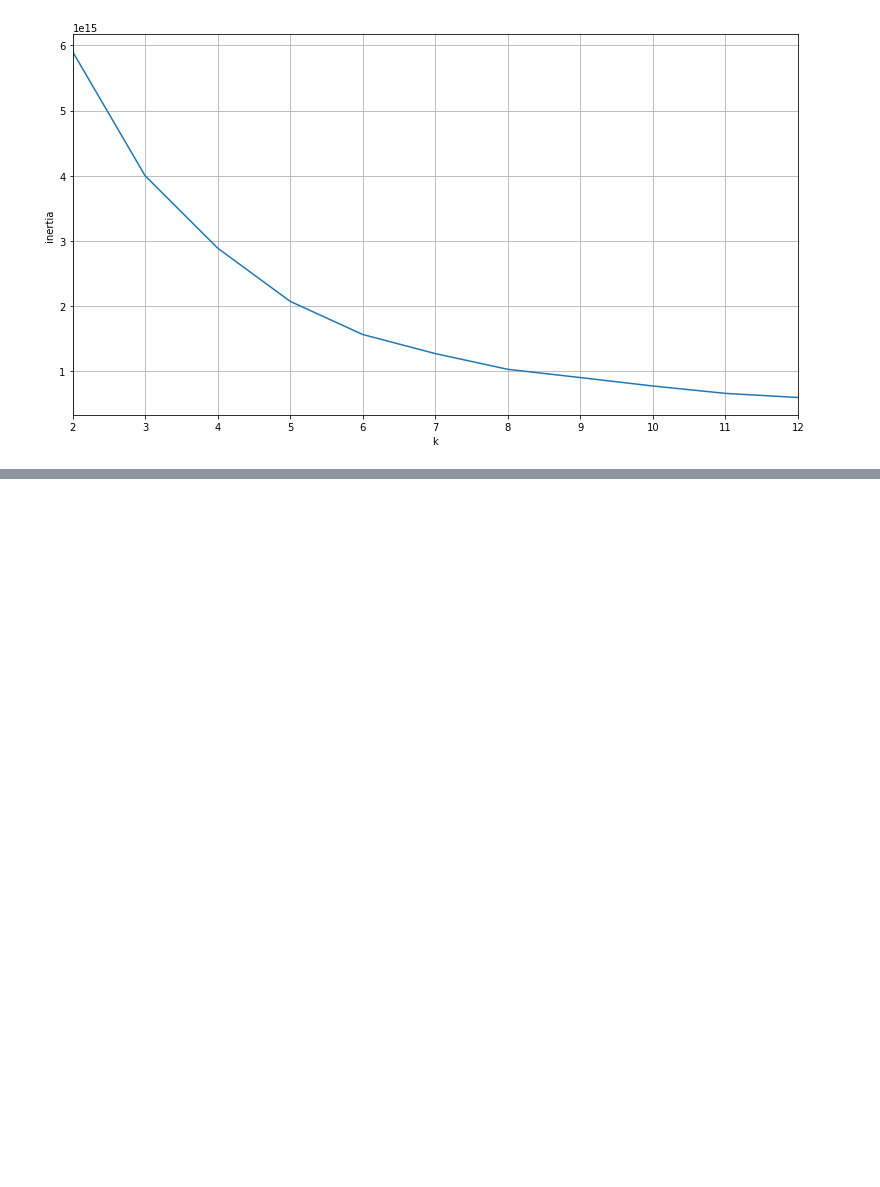
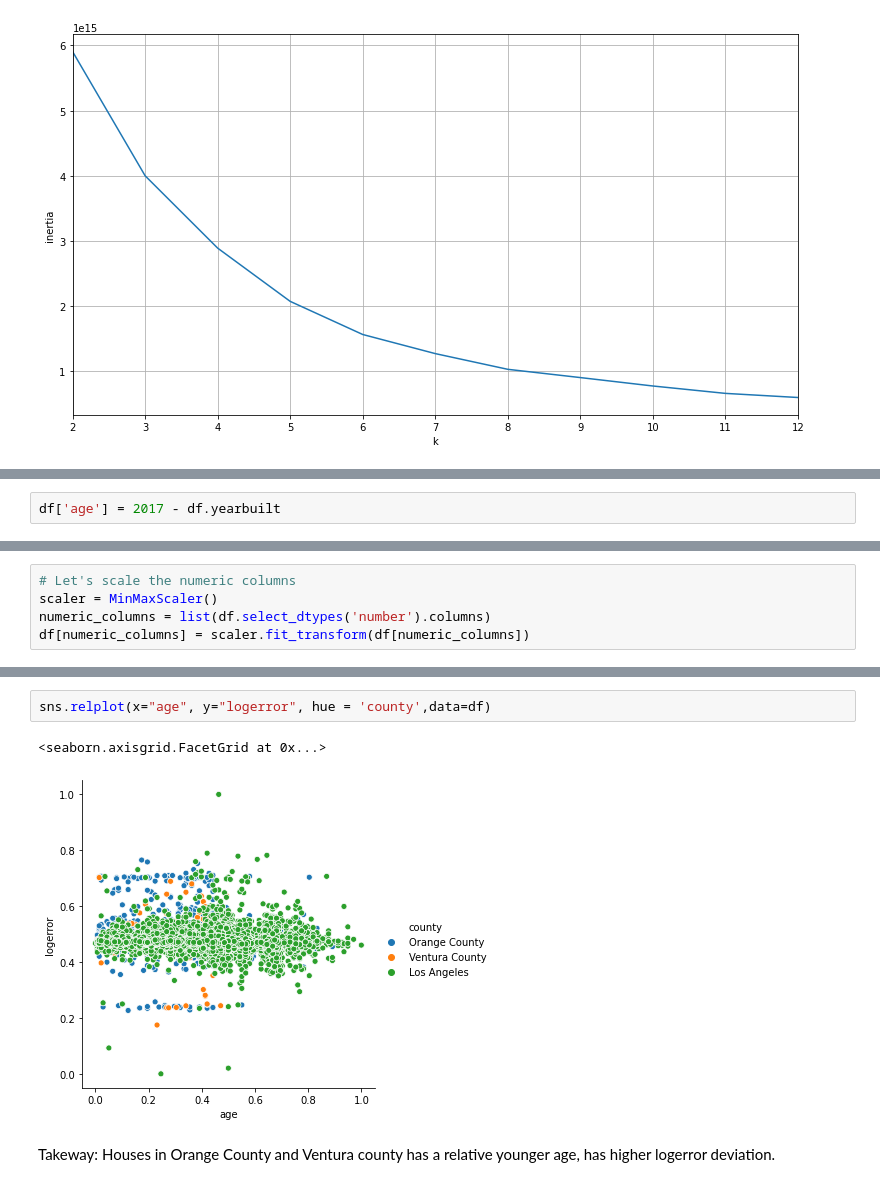
Before and after one commit to minimizing-zillow-logerror/zillow-clustering-project, a Jupyter notebook: sonny_zillow_exploration.ipynb, the cells around one changed output, grey strips where cells are left out. Cells and saved outputs as stored; diff of their text form; blank space fills up the shorter version.

```diff
--- a/sonny_zillow_exploration.ipynb
+++ b/sonny_zillow_exploration.ipynb
@@ -190,0 +163,2 @@ plt.scatter(df.latitude, df.longitude, c=df.cluster)
+# %%
+df['age'] = 2017 - df.yearbuilt
@@ -190,0 +178,5 @@ plt.scatter(df.latitude, df.longitude, c=df.cluster)
+# %%
+# Let's scale the numeric columns
+scaler = MinMaxScaler()
+numeric_columns = list(df.select_dtypes('number').columns)
+df[numeric_columns] = scaler.fit_transform(df[numeric_columns])
@@ -190,0 +193,7 @@ plt.scatter(df.latitude, df.longitude, c=df.cluster)
+# %%
+sns.relplot(x="age", y="logerror", hue = 'county',data=df)
+# %% [output]
+<seaborn.axisgrid.FacetGrid at 0x...>
+[figure, added]
+# %% [markdown]
+Takeway: Houses in Orange County and Ventura county has a relative younger age, has higher logerror deviation.
```
Also changed, not shown: parts of 19 cells of this notebook.
